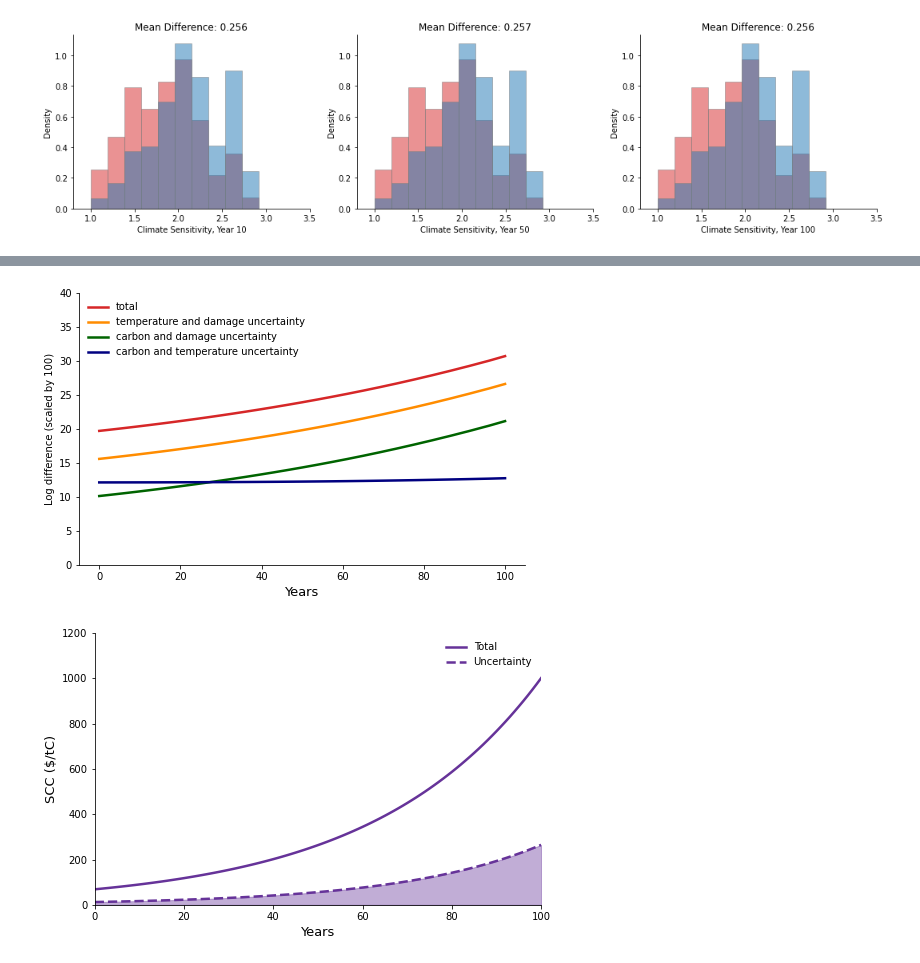
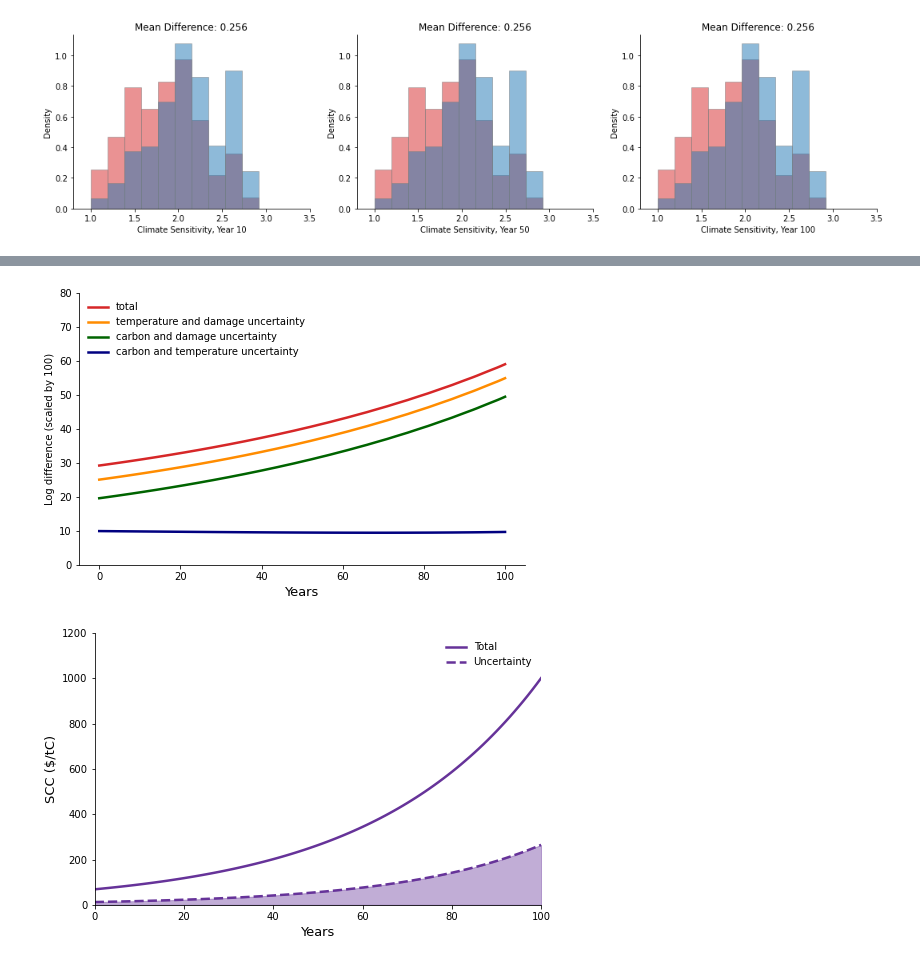
Before and after one commit to lphansen/ClimateUncertaintySpillover, a Jupyter notebook: notebook/plots_standardized_corrected.ipynb, the cells around one changed output, grey strips where cells are left out. Saved outputs shown, nothing was run; the diff lists cells and outputs as text; code cells hidden in the pictures.

```diff
--- a/notebook/plots_standardized_corrected.ipynb
+++ b/notebook/plots_standardized_corrected.ipynb
@@ -15,7 +15,8 @@ mpl.rcParams['axes.spines.right'] = False
 mpl.rcParams['axes.spines.top'] = False
 # %%
 ξ_w=100_000.
-ξ_p=5.
+# ξ_p=5.
+ξ_p=1./3.4
 ξ_a=1./100
 
 damage_setting={'γ_2p': np.array([0, .0197*2, .3853*2]),
@@ -453,32 +453,32 @@ plt.savefig('../plots/standardized/uncertainty_one_partition.pdf')
 # %%
 plt.figure(figsize=(8, 5))
 
 _, _, total_t = simulation_me(y_grid_short, model_res['e_tilde'],
                                       np.log(ME_total/ME_baseline)*(100), θ=np.mean(θ), y_start=np.mean(θ)*290, T=100)
 _, _, temp_damage_t = simulation_me(y_grid_short, model_res['e_tilde'],
                                       np.log(ME_temp_damage/ME_baseline)*(100), θ=np.mean(θ), y_start=np.mean(θ)*290, T=100)
 _, _, carb_damage_t = simulation_me(y_grid_short, model_res['e_tilde'],
                                       np.log(ME_carb_damage/ME_baseline)*(100), θ=np.mean(θ), y_start=np.mean(θ)*290, T=100)
 _, _, temp_carb_t = simulation_me(y_grid_short, model_res['e_tilde'],
                                       np.log(ME_temp_carb/ME_baseline)*(100), θ=np.mean(θ), y_start=np.mean(θ)*290, T=100)
 
 # plt.plot(y_grid_short, np.log(ME_total/ME_baseline)*(100), label='total', color='tab:red', linewidth=2.5)
 # plt.plot(y_grid_short, np.log(ME_temp_damage/ME_baseline)*(100), label='temperature and damage uncertainty', color='darkorange', linewidth=2.5)
 # plt.plot(y_grid_short, np.log(ME_carb_damage/ME_baseline)*(100), label='carbon and damage uncertainty', color='darkgreen', linewidth=2.5)
 # plt.plot(y_grid_short, np.log(ME_temp_carb/ME_baseline)*(100), label='carbon and temperature uncertainty', color='navy', linewidth=2.5)
 # plt.xlabel('Temperature anomaly', fontsize=13)
 
 plt.plot(total_t, label='total', color='tab:red', linewidth=2.5)
 plt.plot(temp_damage_t, label='temperature and damage uncertainty', color='darkorange', linewidth=2.5)
 plt.plot(carb_damage_t, label='carbon and damage uncertainty', color='darkgreen', linewidth=2.5)
 plt.plot(temp_carb_t, label='carbon and temperature uncertainty', color='navy', linewidth=2.5)
 plt.xlabel('Years', fontsize=13)
 
 plt.ylabel(r'Log difference (scaled by 100)')
 plt.legend(frameon=False, loc='upper left')
-plt.ylim(0, 40)
+plt.ylim(0, 80)
 plt.savefig('../plots/standardized/uncertainty_two_partition.pdf')
 # %% [output]
-[figure, old version]
+[figure, new version]
 # %%
 # 5. Plot SCC
```
Also changed, not shown: parts of 10 cells of this notebook, 11 other files.
